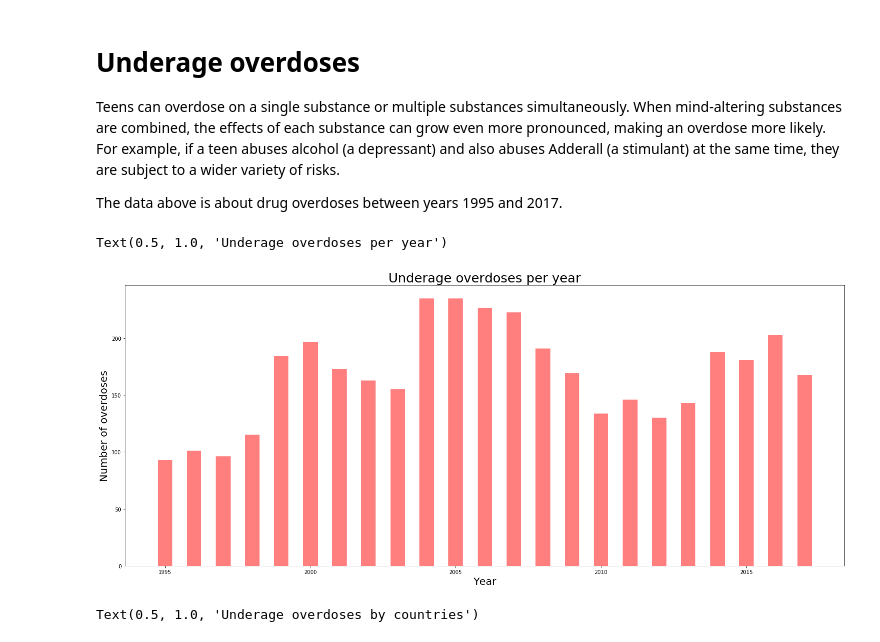
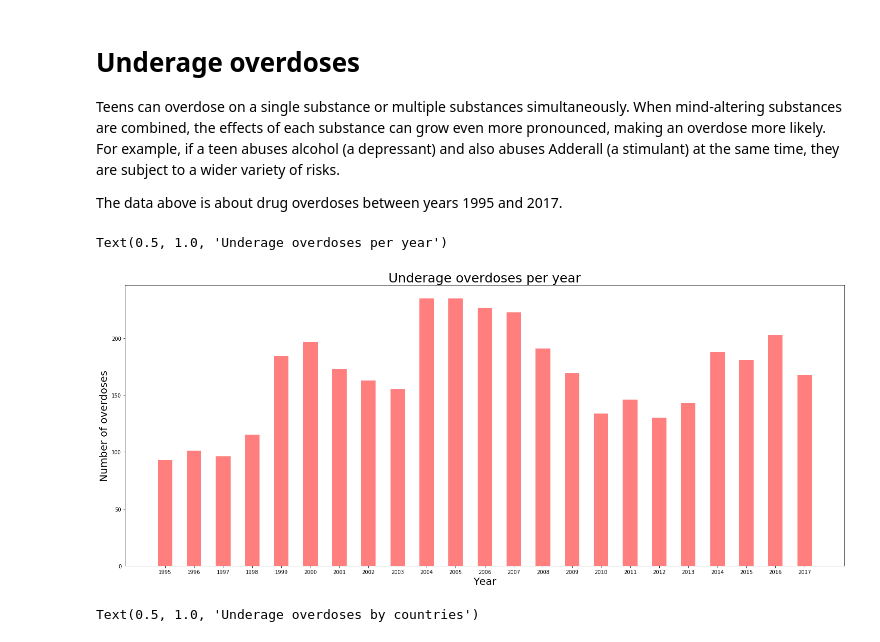
Before and after one commit to danilo1214/PR20ddpdjphv, a Jupyter notebook: Predrag.ipynb, the cells around one changed output. Saved outputs shown, nothing was run; the diff lists cells and outputs as text; code cells hidden in the pictures.

```diff
--- a/Predrag.ipynb
+++ b/Predrag.ipynb
@@ -6,24 +6,25 @@ The data above is about drug overdoses between years 1995 and 2017.
 # %%
 import pandas
 from collections import defaultdict
 import numpy as np
 import matplotlib.pyplot as plt
 f = pandas.read_excel("./tables/drugDeaths/deaths15-19.xlsx")
 mrtvi=defaultdict(int)
 for godina in range(2017,1994,-1):
     for i,j in f.iterrows():
         brojevi=np.sum(f[godina])
         mrtvi[godina]=brojevi
 god=np.array([v for v in mrtvi.keys()])
 br=np.array([v for v in mrtvi.values()])
 plt.figure(figsize=(25,10))
 plt.bar(god,br,align="center",width=0.5,alpha=0.5,color="red")
+plt.xticks(god)
 plt.xlabel("Year",fontsize=20)
 plt.ylabel("Number of overdoses",fontsize=20)
 plt.title("Underage overdoses per year",fontsize=25)
 # %% [output]
 Text(0.5, 1.0, 'Underage overdoses per year')
-[figure, old version]
+[figure, new version]
 # %%
 underage_zemlje={}
 def replaceNan(data, indxs, val):
```
Also changed, not shown: parts of 1 cell of this notebook, 1 other file.
